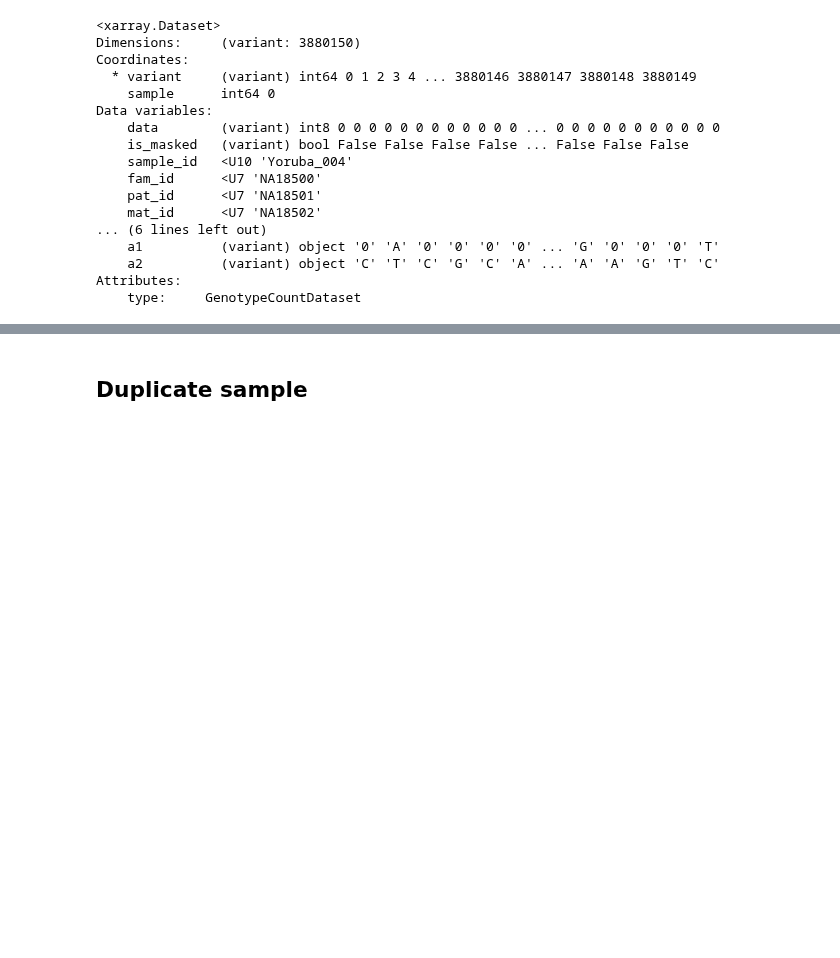
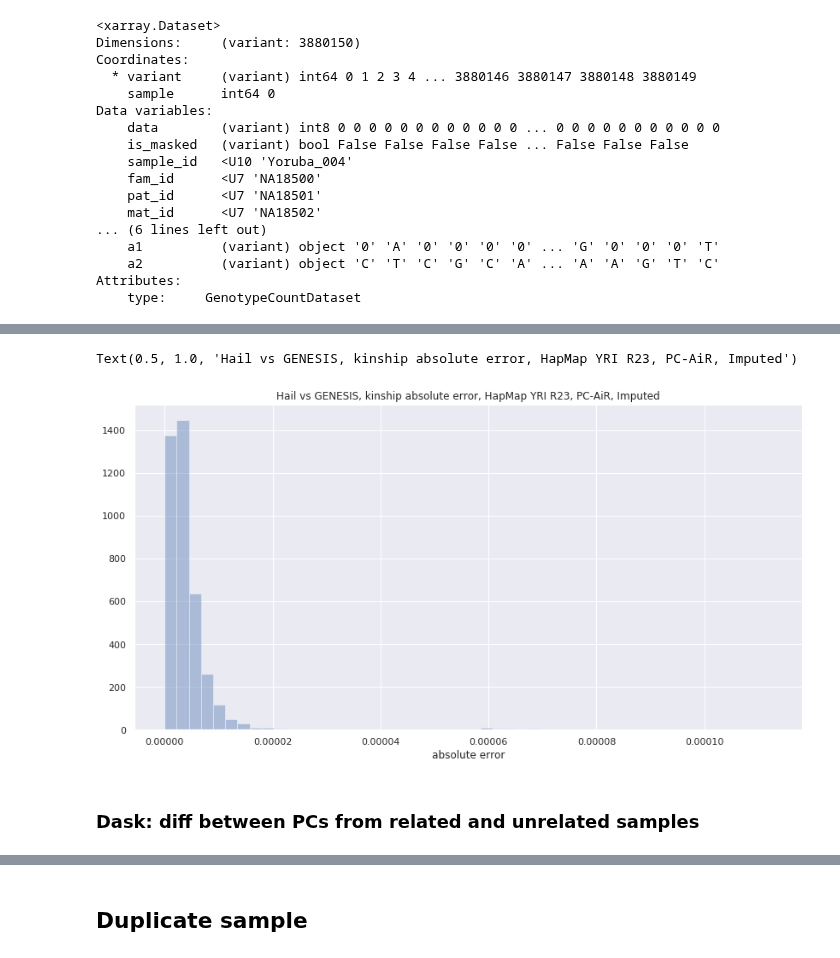
Before and after one commit to related-sciences/gwas-analysis, a Jupyter notebook: notebooks/platform/xarray/pc_relate/pc_relate.ipynb, the cells around one changed output, grey strips where cells are left out. Cells and saved outputs as stored; diff of their text form; code cells hidden in the pictures; blank space fills up the shorter version.

```diff
--- a/notebooks/platform/xarray/pc_relate/pc_relate.ipynb
+++ b/notebooks/platform/xarray/pc_relate/pc_relate.ipynb
@@ -25,6 +26,10 @@ import time
 sns.set(style="darkgrid")
 from IPython.core.pylabtools import figsize
 figsize(14, 7)
+# %%
+def get_hail_upper_tri_kin(filepath: str):
+    hail_results = pd.read_csv(filepath, sep="\t")
+    return hail_results["kin"]
 # %%
 # This data was generated via hail using Balding-Nichols model: samples=1000, variants=5000, populations=3
 path = Path(f"{Path.home()}/projects/tmp/plink_s_1000_v_5000_p_3/data").as_posix()
@@ -320,0 +343,3 @@ Attributes:
+# %%
+genesis_yri_r23_kinship = pd.read_csv("yri_r23_kinbtwe.csv")
+genesis_yri_r23_kinship = genesis_yri_r23_kinship["kin"]
@@ -320,0 +372,5 @@ Attributes:
+# %%
+hail_results_yri = get_hail_upper_tri_kin("hail_pc_air_pc_relate_hapmap_yri_maf_0_01.tsv")
+# %%
+abs_diff_yri_pc_air_hail = np.abs(hail_results_yri - genesis_yri_r23_kinship)
+abs_diff_yri_pc_air_hail
@@ -320,0 +390,8 @@ Attributes:
+# %%
+p = sns.distplot(abs_diff_yri_pc_air_hail, kde=False, axlabel="absolute error")
+p.set_title("Hail vs GENESIS, kinship absolute error, HapMap YRI R23, PC-AiR, Imputed")
+# %% [output]
+Text(0.5, 1.0, 'Hail vs GENESIS, kinship absolute error, HapMap YRI R23, PC-AiR, Imputed')
+[figure, added]
+# %% [markdown]
+### Dask: diff between PCs from related and unrelated samples
```
Also changed, not shown: parts of 23 cells of this notebook, 5 other files.
